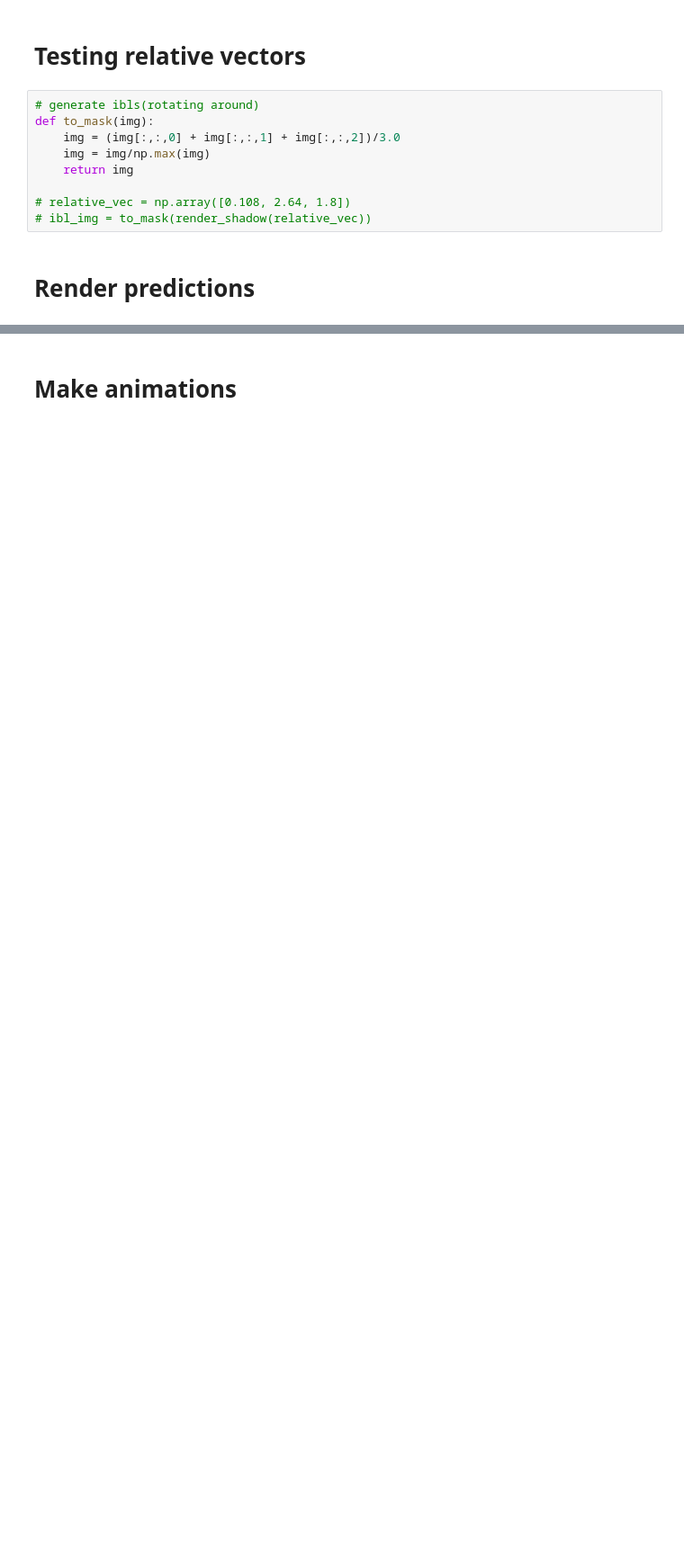
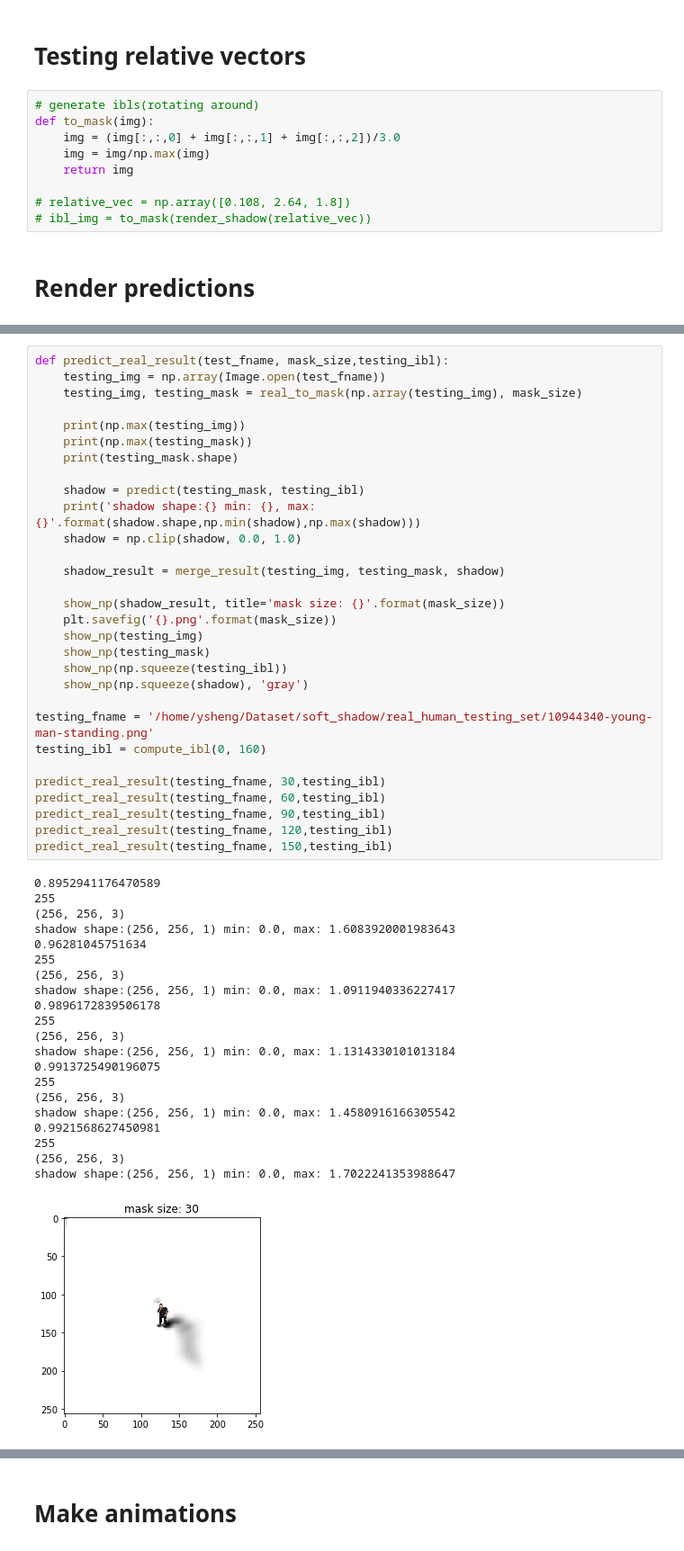
Before and after one commit to ShengCN/soft_shadow, a Jupyter notebook: animation.ipynb, the cells around one changed output, grey strips where cells are left out. Shown at 90% size. Saved outputs shown, nothing was run; the diff lists cells and outputs as text; blank space fills up the shorter version.

```diff
--- a/animation.ipynb
+++ b/animation.ipynb
@@ -110,0 +134,52 @@ for ibl_file in tqdm(testing_ibl_fnames):
+# %%
+def predict_real_result(test_fname, mask_size,testing_ibl):
+    testing_img = np.array(Image.open(test_fname))
+    testing_img, testing_mask = real_to_mask(np.array(testing_img), mask_size)
+
+    print(np.max(testing_img))
+    print(np.max(testing_mask))
+    print(testing_mask.shape)
+
+    shadow = predict(testing_mask, testing_ibl)
+    print('shadow shape:{} min: {}, max: {}'.format(shadow.shape,np.min(shadow),np.max(shadow)))
+    shadow = np.clip(shadow, 0.0, 1.0)
+
+    shadow_result = merge_result(testing_img, testing_mask, shadow)
+
+    show_np(shadow_result, title='mask size: {}'.format(mask_size))
+    plt.savefig('{}.png'.format(mask_size))
+    show_np(testing_img)
+    show_np(testing_mask)
+    show_np(np.squeeze(testing_ibl))
+    show_np(np.squeeze(shadow), 'gray')
+
+testing_fname = '/home/ysheng/Dataset/soft_shadow/real_human_testing_set/10944340-young-man-standing.png'
+testing_ibl = compute_ibl(0, 160)
+
+predict_real_result(testing_fname, 30,testing_ibl)
+predict_real_result(testing_fname, 60,testing_ibl)
+predict_real_result(testing_fname, 90,testing_ibl)
+predict_real_result(testing_fname, 120,testing_ibl)
+predict_real_result(testing_fname, 150,testing_ibl)
+# %% [output]
+0.8952941176470589
+255
+(256, 256, 3)
+shadow shape:(256, 256, 1) min: 0.0, max: 1.6083920001983643
+0.96281045751634
+255
+(256, 256, 3)
+shadow shape:(256, 256, 1) min: 0.0, max: 1.0911940336227417
+0.9896172839506178
+255
+(256, 256, 3)
+shadow shape:(256, 256, 1) min: 0.0, max: 1.1314330101013184
+0.9913725490196075
+255
+(256, 256, 3)
+shadow shape:(256, 256, 1) min: 0.0, max: 1.4580916166305542
+0.9921568627450981
+255
+(256, 256, 3)
+shadow shape:(256, 256, 1) min: 0.0, max: 1.7022241353988647
+[figure, added]
```
Also changed, not shown: parts of 6 cells of this notebook, 10 other files.
